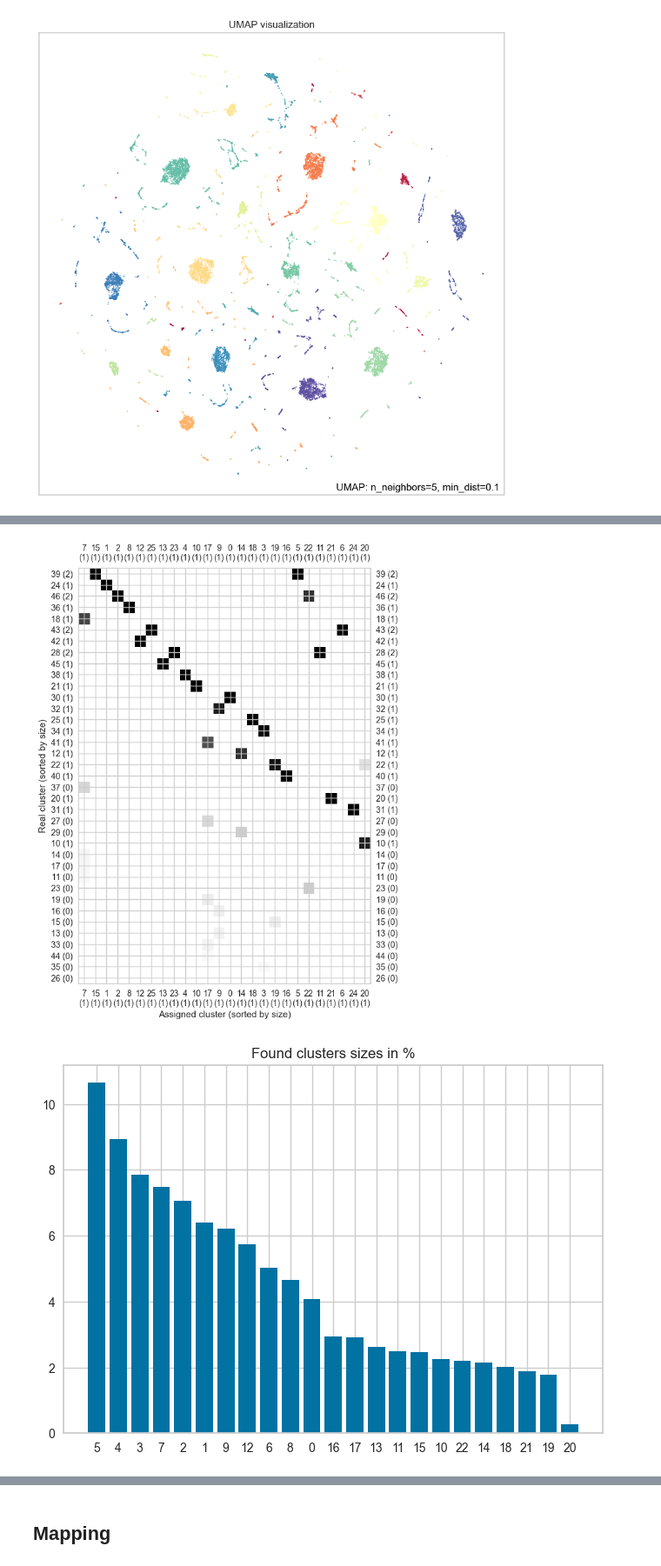
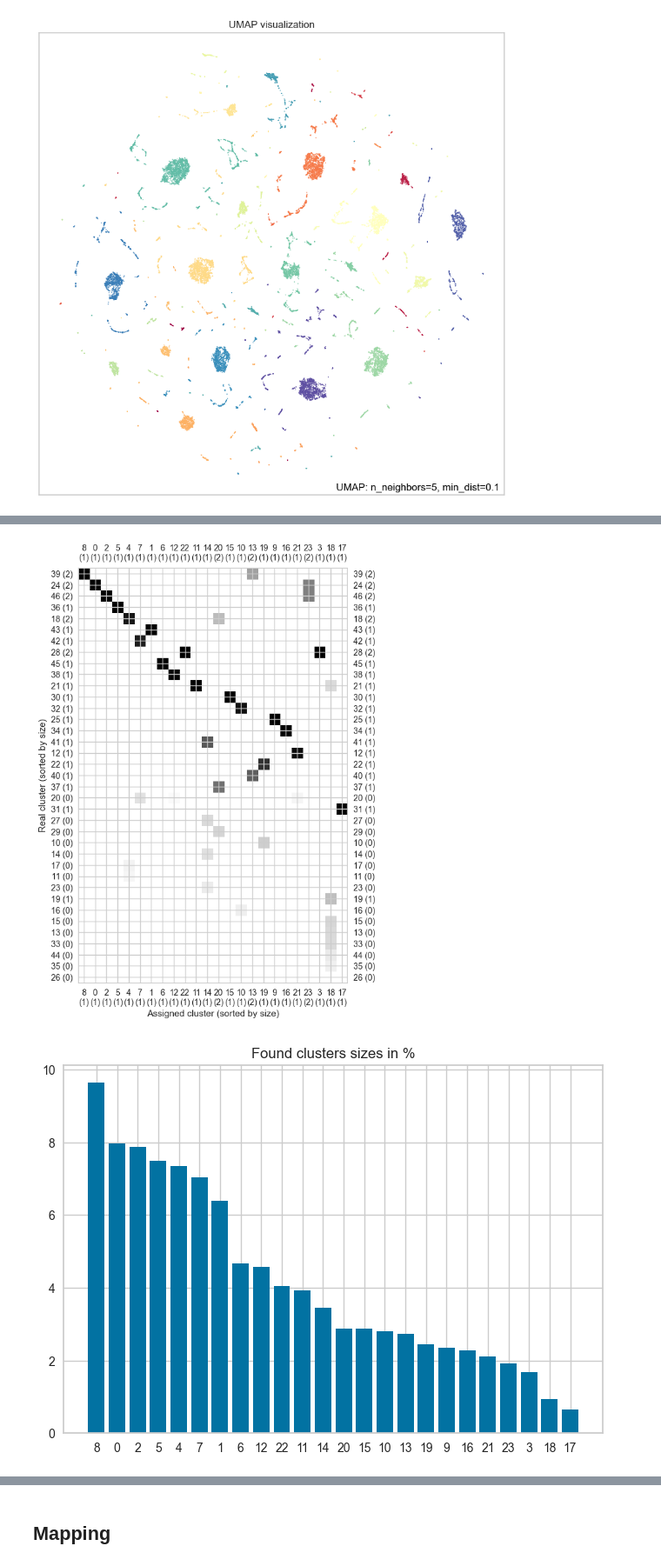
Before and after one commit to klima7/KMNIST-EMNIST-Translator, a Jupyter notebook: training/mid_distortions_1_char.ipynb, the cells around one changed output, grey strips where cells are left out. Shown at 87% size. Drawn from its saved outputs; the diff is of its cells as text; code cells hidden in the pictures.

```diff
--- a/training/mid_distortions_1_char.ipynb
+++ b/training/mid_distortions_1_char.ipynb
@@ -62,7 +62,7 @@ training.show_datasets(emnist_chars, kmnist_chars, samples_count=10)
 conf = Config(
     name='mid_distortions_1_char',
     emnist_ae=SimpleAutoencoder(output_features=11),
-    kmnist_ae=SimpleAutoencoder(output_features=11)
+    kmnist_ae=SimpleAutoencoder(output_features=12)
 )
 
 econf = conf.emnist
@@ -157,6 +161,6 @@ kmnist_n_clusters = utils.get_number_of_clusters_with_eigen_values(encoded_kmnis
 # %%
 kconf.clusterizer = EnhancedSpectralClustering(n_clusters=kmnist_n_clusters)
-kconf.clusterizer.fit(utils.sample(encoded_kmnist, n=25_000))
+kconf.clusterizer.fit(utils.sample(encoded_kmnist, n=20_000))
 # %%
 kmnist_labels = kconf.clusterizer.predict(encoded_kmnist)
 sorted_encoded_kmnist = utils.sort_by_labels(encoded_kmnist, labels=kmnist_labels)
@@ -168,12 +172,12 @@ utils.show_sorted_characters(sorted_encoded_emnist, econf.autoencoder, binarize=
 # %%
 utils.show_clusters_consistency_matrix(sorted_true_labels);
 # %% [output]
-[figure, old version]
+[figure, new version]
 # %%
-kconf.counts = np.array([len(class_characters) for class_characters in sorted_encoded_emnist])
-utils.show_sorted_bar_chart(econf.counts / sum(econf.counts) * 100, title='Found clusters sizes in %')
+kconf.counts = np.array([len(class_characters) for class_characters in sorted_encoded_kmnist])
+utils.show_sorted_bar_chart(kconf.counts / sum(kconf.counts) * 100, title='Found clusters sizes in %')
 # %% [output]
-[figure, old version]
+[figure, new version]
 # %%
 kconf.characters = training.create_characters_representatives(sorted_encoded_kmnist, kconf.autoencoder)
 training.show_characters_representatives(kconf.characters)
```
Also changed, not shown: parts of 19 cells of this notebook, 5 other files.
